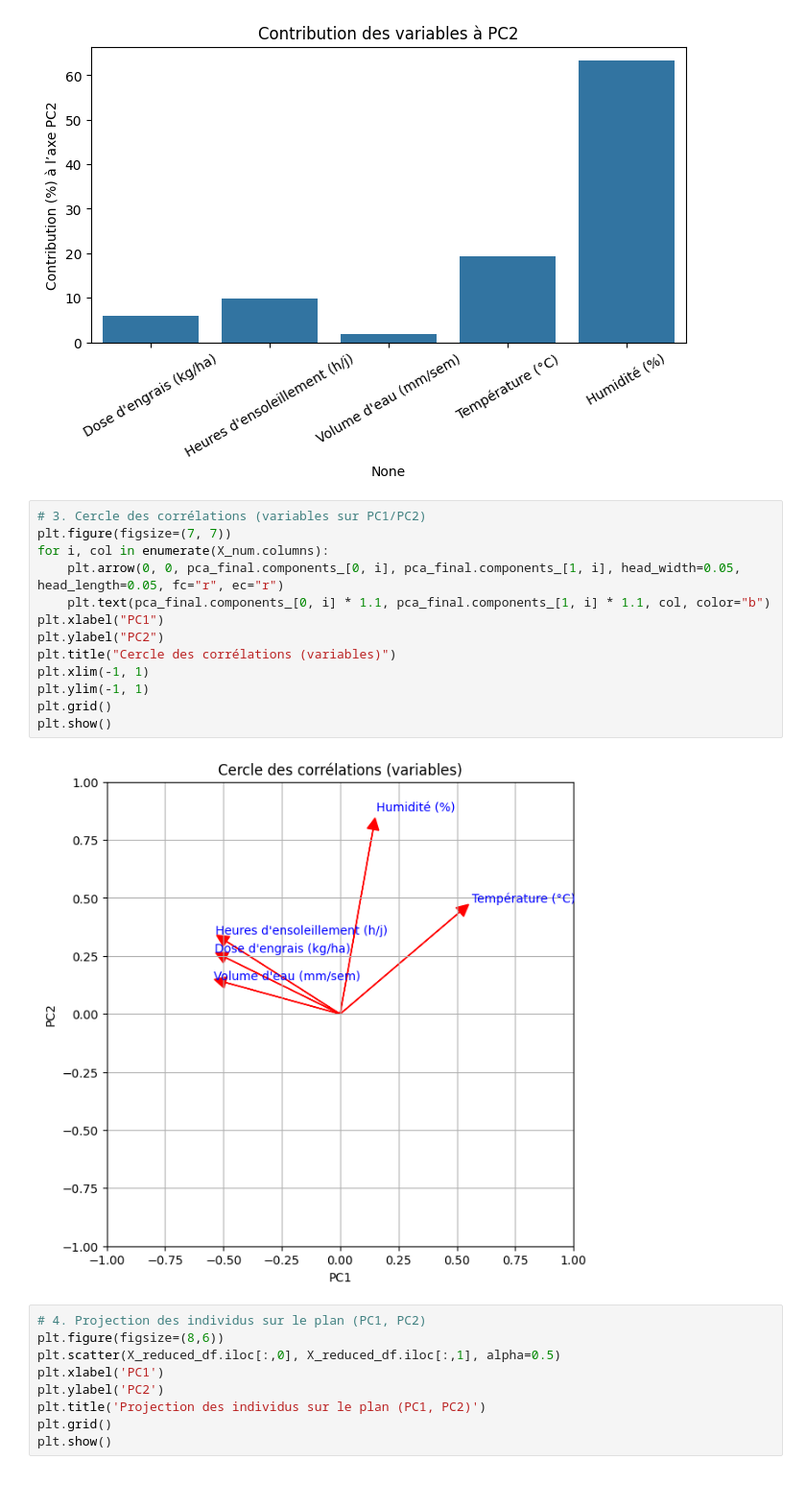
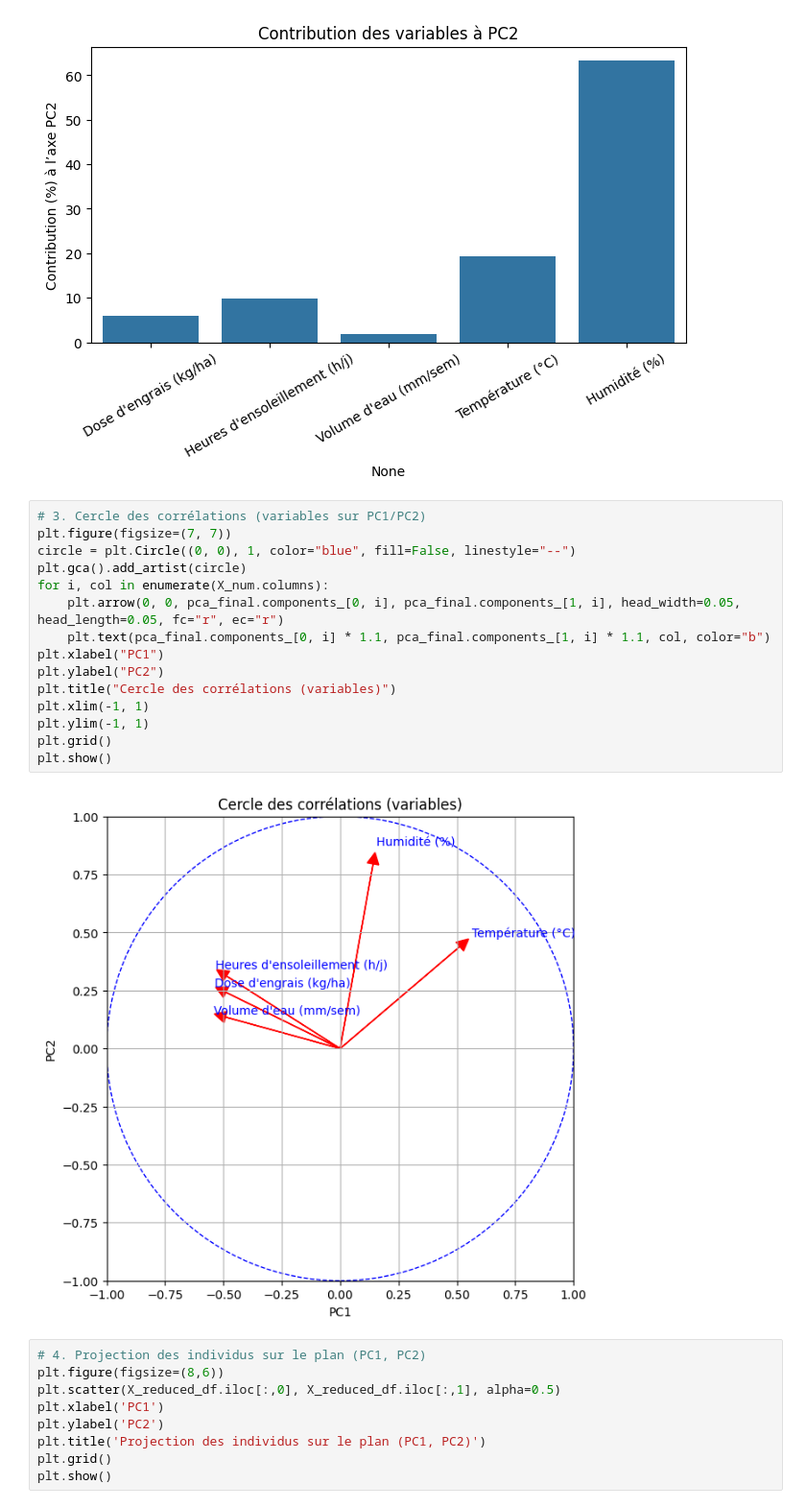
Before and after one commit to Harlequelrah/Projet_Exam, a Jupyter notebook: exam.ipynb, the cells around one changed output. Shown at 96% size. Saved outputs shown, nothing was run; the diff lists cells and outputs as text.

```diff
--- a/exam.ipynb
+++ b/exam.ipynb
@@ -278,18 +275,20 @@ plot_variable_contrib(pca_final, X_num.columns, ax=2)
 # %%
 # 3. Cercle des corrélations (variables sur PC1/PC2)
 plt.figure(figsize=(7, 7))
+circle = plt.Circle((0, 0), 1, color="blue", fill=False, linestyle="--")
+plt.gca().add_artist(circle)
 for i, col in enumerate(X_num.columns):
     plt.arrow(0, 0, pca_final.components_[0, i], pca_final.components_[1, i], head_width=0.05, head_length=0.05, fc="r", ec="r")
     plt.text(pca_final.components_[0, i] * 1.1, pca_final.components_[1, i] * 1.1, col, color="b")
 plt.xlabel("PC1")
 plt.ylabel("PC2")
 plt.title("Cercle des corrélations (variables)")
 plt.xlim(-1, 1)
 plt.ylim(-1, 1)
 plt.grid()
 plt.show()
 # %% [output]
-[figure, old version]
+[figure, new version]
 # %%
 # 4. Projection des individus sur le plan (PC1, PC2)
 plt.figure(figsize=(8,6))
```
Also changed, not shown: parts of 3 cells of this notebook.
